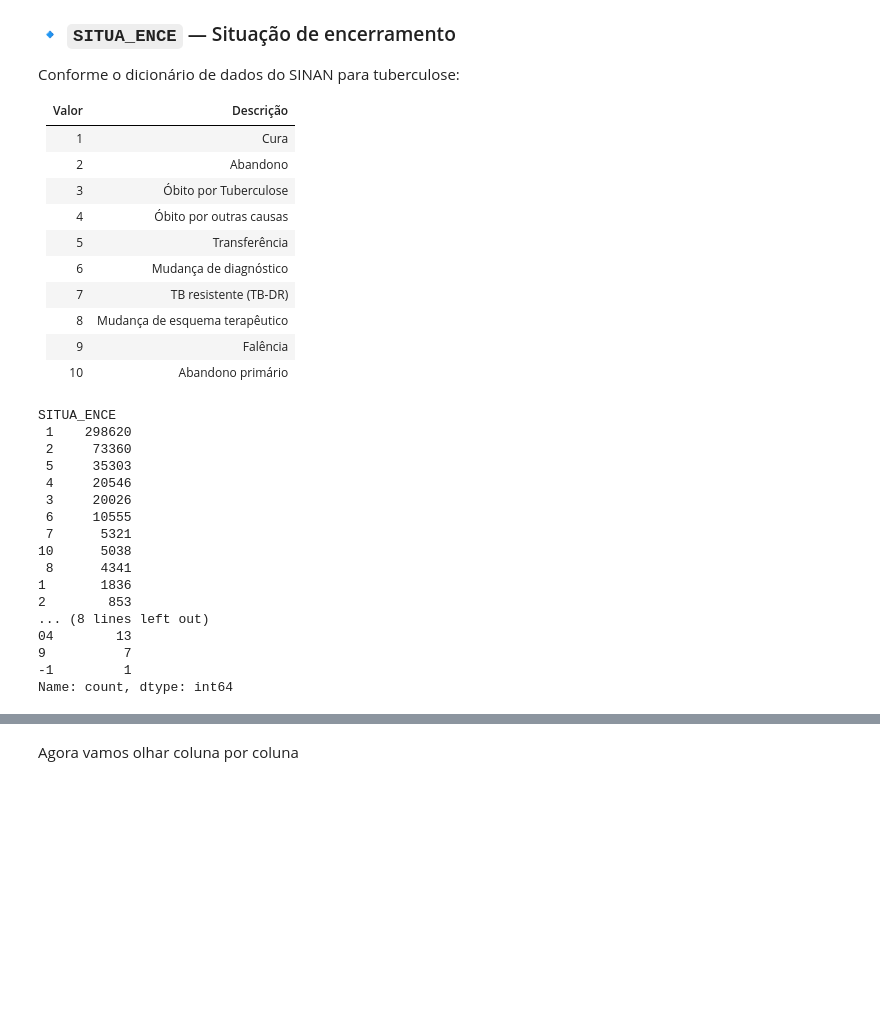
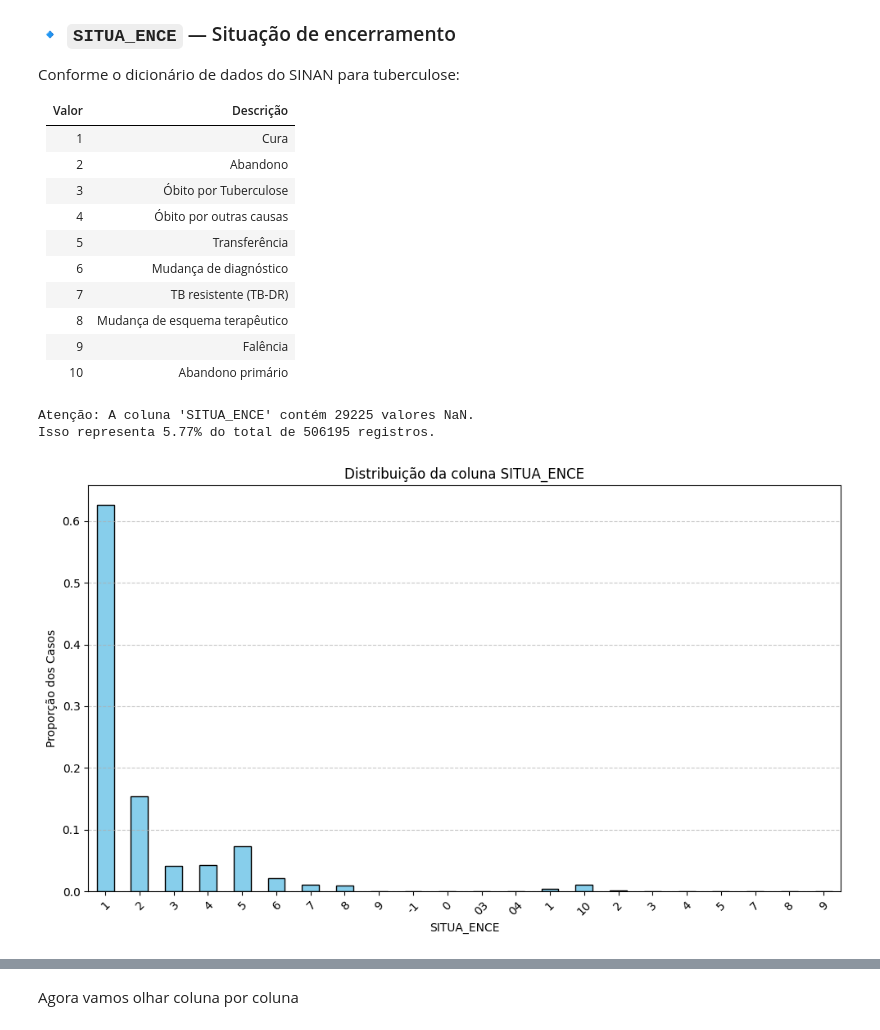
Before and after one commit to FreitasVarejo/MC853-Project, a Jupyter notebook: lab01/notebook.ipynb, the cells around one changed output, grey strips where cells are left out. Drawn from its saved outputs; the diff is of its cells as text; code cells hidden in the pictures; blank space fills up the shorter version.

```diff
--- a/lab01/notebook.ipynb
+++ b/lab01/notebook.ipynb
@@ -110,23 +122,9 @@ Conforme o dicionário de dados do SINAN para tuberculose:
 | 8     | Mudança de esquema terapêutico    |
 | 9     | Falência                          |
 | 10    | Abandono primário                 |
-# %%
-df_filtra_ano['SITUA_ENCE'].value_counts()
-# %% [output]
-SITUA_ENCE
- 1    298620
- 2     73360
- 5     35303
- 4     20546
- 3     20026
- 6     10555
- 7      5321
-10      5038
- 8      4341
-1       1836
-2        853
-... (8 lines left out)
-04        13
-9          7
--1         1
-Name: count, dtype: int64
+# %%
+checar_nan(df_filtra_ano, nome_coluna="SITUA_ENCE")
+# %% [output]
+Atenção: A coluna 'SITUA_ENCE' contém 29225 valores NaN.
+Isso representa 5.77% do total de 506195 registros.
+[figure, added]
```
Also changed, not shown: parts of 162 cells of this notebook.
